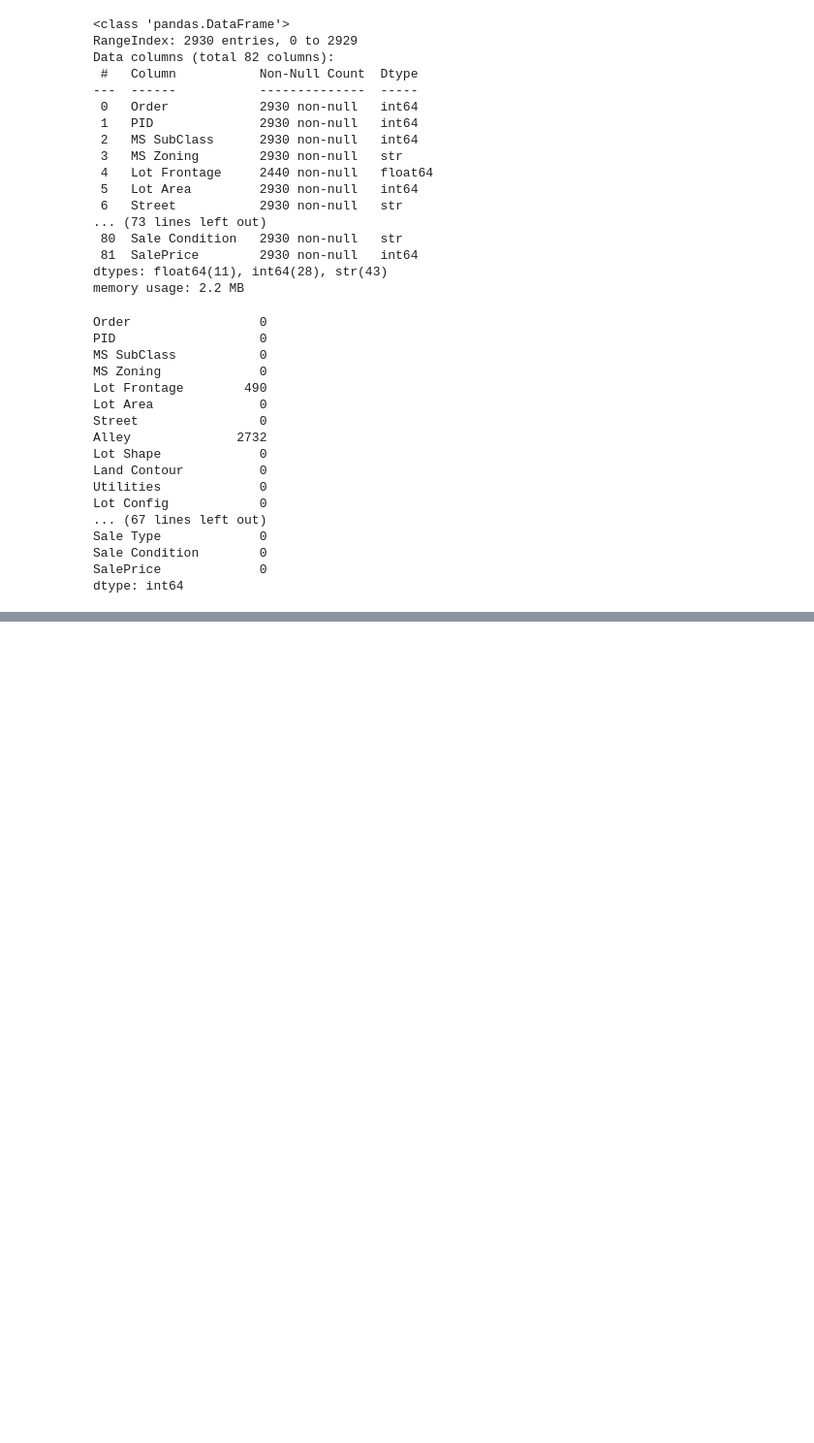
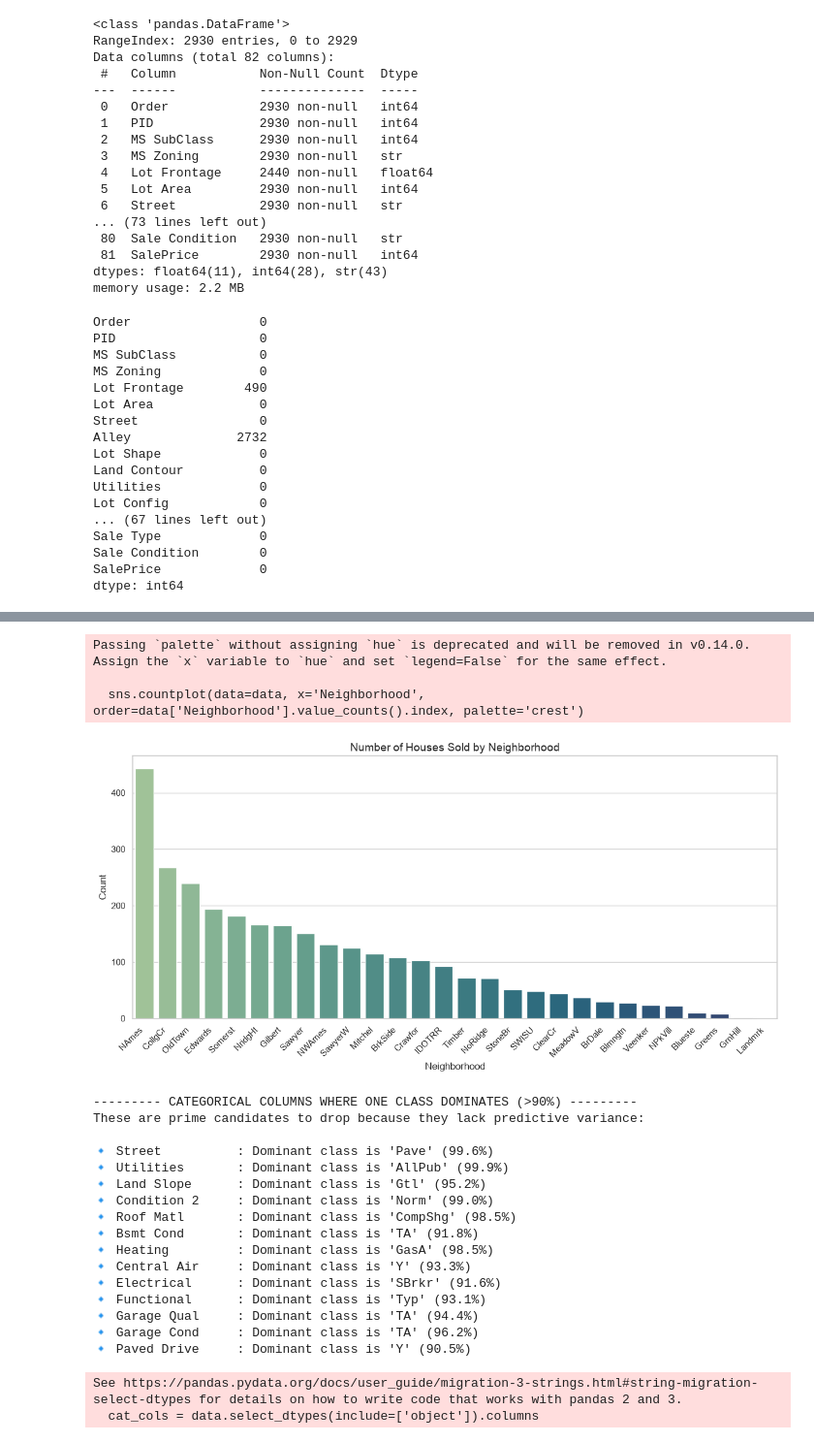
Before and after one commit to regional-specter/research-work, a Jupyter notebook: Cost of Complexity/Housing-Dataset.ipynb, the cells around one changed output, grey strips where cells are left out. Shown at 97% size. Cells and saved outputs as stored; diff of their text form; code cells hidden in the pictures; blank space fills up the shorter version.

```diff
--- a/Cost of Complexity/Housing-Dataset.ipynb
+++ b/Cost of Complexity/Housing-Dataset.ipynb
@@ -244,0 +384,44 @@ dtype: int64
+# %%
+# 1. Plot the distribution of homes across neighborhoods
+plt.figure(figsize=(12, 6))
+sns.countplot(data=data, x='Neighborhood', order=data['Neighborhood'].value_counts().index, palette='crest')
+plt.xticks(rotation=45, ha='right')
+plt.title('Number of Houses Sold by Neighborhood', fontsize=14)
+plt.xlabel('Neighborhood')
+plt.ylabel('Count')
+plt.tight_layout()
+plt.show()
+
+# 2. Programmatically print value counts for categorical variables with low variance
+print("--------- CATEGORICAL COLUMNS WHERE ONE CLASS DOMINATES (>90%) ---------")
+print("These are prime candidates to drop because they lack predictive variance:\n")
+
+cat_cols = data.select_dtypes(include=['object']).columns
+for col in cat_cols:
+    top_class_pct = data[col].value_counts(normalize=True).iloc[0]
+    if top_class_pct > 0.90:
+        top_class_name = data[col].value_counts().index[0]
+        print(f"🔹 {col:<15} : Dominant class is '{top_class_name}' ({top_class_pct:.1%})")
+# %% [output]
+Passing `palette` without assigning `hue` is deprecated and will be removed in v0.14.0. Assign the `x` variable to `hue` and set `legend=False` for the same effect.
+
+  sns.countplot(data=data, x='Neighborhood', order=data['Neighborhood'].value_counts().index, palette='crest')
+[figure, added]
+--------- CATEGORICAL COLUMNS WHERE ONE CLASS DOMINATES (>90%) ---------
+These are prime candidates to drop because they lack predictive variance:
+
+🔹 Street          : Dominant class is 'Pave' (99.6%)
+🔹 Utilities       : Dominant class is 'AllPub' (99.9%)
+🔹 Land Slope      : Dominant class is 'Gtl' (95.2%)
+🔹 Condition 2     : Dominant class is 'Norm' (99.0%)
+🔹 Roof Matl       : Dominant class is 'CompShg' (98.5%)
+🔹 Bsmt Cond       : Dominant class is 'TA' (91.8%)
+🔹 Heating         : Dominant class is 'GasA' (98.5%)
+🔹 Central Air     : Dominant class is 'Y' (93.3%)
+🔹 Electrical      : Dominant class is 'SBrkr' (91.6%)
+🔹 Functional      : Dominant class is 'Typ' (93.1%)
+🔹 Garage Qual     : Dominant class is 'TA' (94.4%)
+🔹 Garage Cond     : Dominant class is 'TA' (96.2%)
+🔹 Paved Drive     : Dominant class is 'Y' (90.5%)
+See https://pandas.pydata.org/docs/user_guide/migration-3-strings.html#string-migration-select-dtypes for details on how to write code that works with pandas 2 and 3.
+  cat_cols = data.select_dtypes(include=['object']).columns
```
Also changed, not shown: parts of 12 cells of this notebook.
